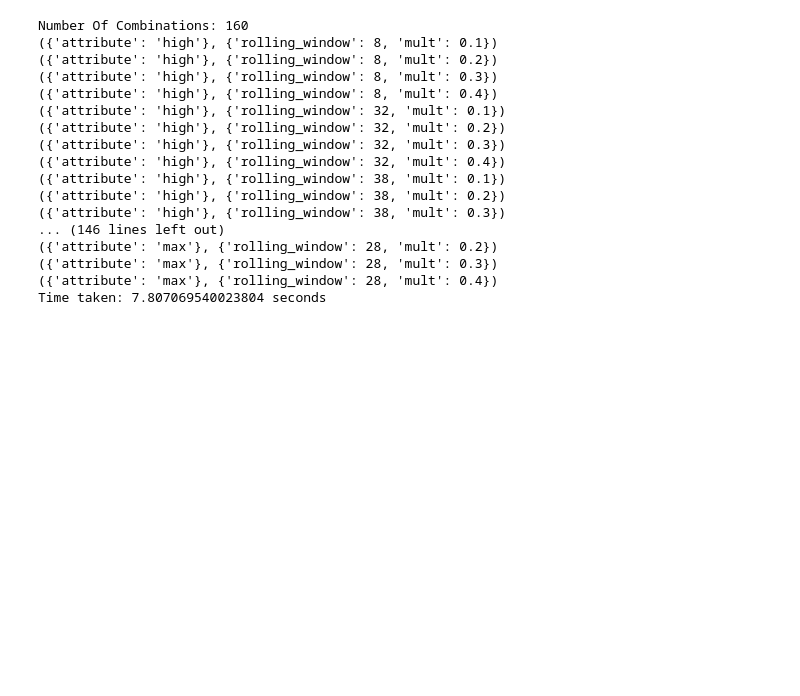
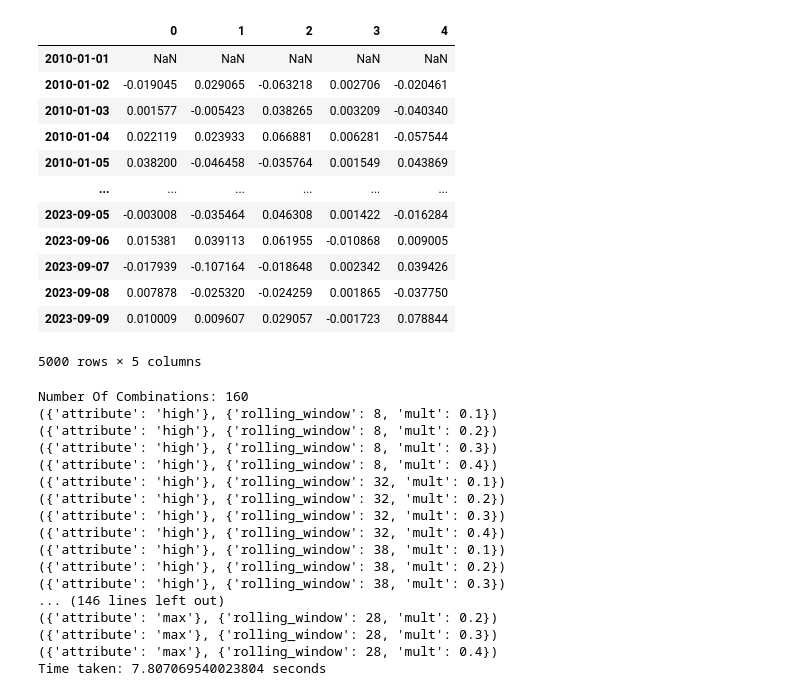
Before and after one commit to quantymacro/macro, a Jupyter notebook: Backtester/backtest.ipynb, the cells around one changed output. Drawn from its saved outputs; the diff is of its cells as text; code cells hidden in the pictures; blank space fills up the shorter version.

```diff
--- a/Backtester/backtest.ipynb
+++ b/Backtester/backtest.ipynb
@@ -76,4 +76,20 @@ strat3.df_pnl_nominal
 1065 rows × 5 columns
+# %%
+strat2.df_ret
+# %% [output]
+|  | 0 | 1 | 2 | 3 | 4 |
+| 2010-01-01 | NaN | NaN | NaN | NaN | NaN |
+| 2010-01-02 | -0.019045 | 0.029065 | -0.063218 | 0.002706 | -0.020461 |
+| 2010-01-03 | 0.001577 | -0.005423 | 0.038265 | 0.003209 | -0.040340 |
+| 2010-01-04 | 0.022119 | 0.023933 | 0.066881 | 0.006281 | -0.057544 |
+| 2010-01-05 | 0.038200 | -0.046458 | -0.035764 | 0.001549 | 0.043869 |
+| ... | ... | ... | ... | ... | ... |
+| 2023-09-05 | -0.003008 | -0.035464 | 0.046308 | 0.001422 | -0.016284 |
+| 2023-09-06 | 0.015381 | 0.039113 | 0.061955 | -0.010868 | 0.009005 |
+| 2023-09-07 | -0.017939 | -0.107164 | -0.018648 | 0.002342 | 0.039426 |
+| 2023-09-08 | 0.007878 | -0.025320 | -0.024259 | 0.001865 | -0.037750 |
+| 2023-09-09 | 0.010009 | 0.009607 | 0.029057 | -0.001723 | 0.078844 |
+5000 rows × 5 columns
 # %%
 import time
 
```
Also changed, not shown: parts of 1 cell of this notebook, 19 other files.
